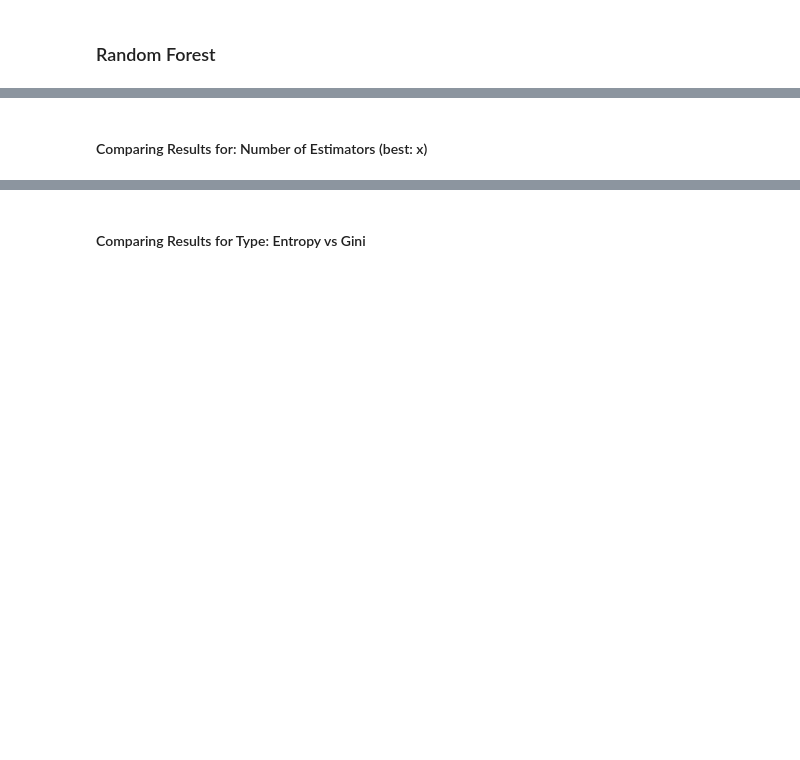
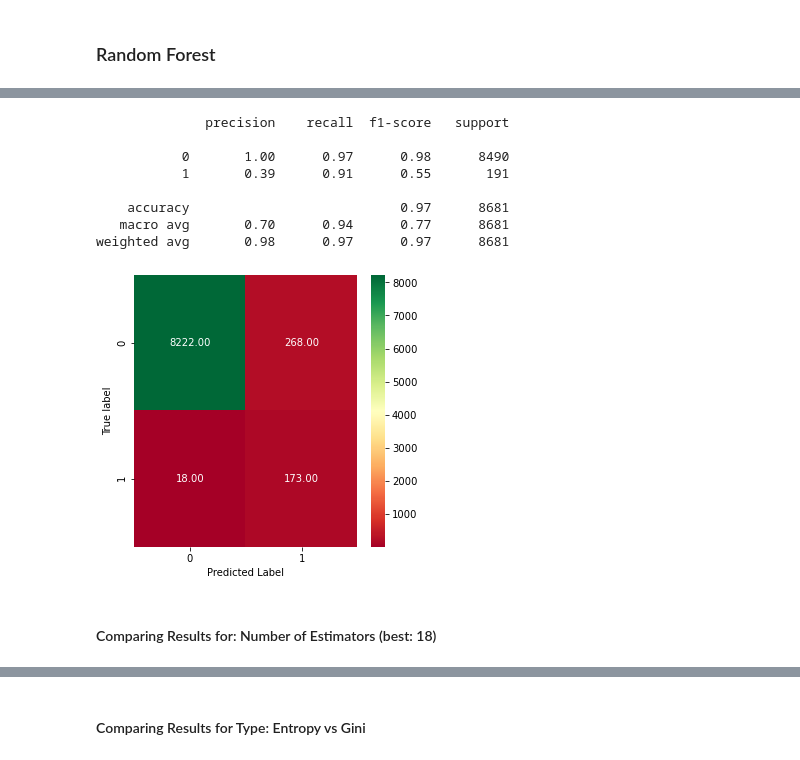
Before and after one commit to KeeganH2O/DS160_Final_Project_BWT_KSH, a Jupyter notebook: FinalProject_KSH_BWT.ipynb, the cells around one changed output, grey strips where cells are left out. Saved outputs shown, nothing was run; the diff lists cells and outputs as text; code cells hidden in the pictures; blank space fills up the shorter version.

```diff
--- a/FinalProject_KSH_BWT.ipynb
+++ b/FinalProject_KSH_BWT.ipynb
@@ -280,2 +309,14 @@ weighted avg       0.98      0.96      0.97      8681
+# %%
+RandomForest(0.15, 17, 'entropy')
+# %% [output]
+              precision    recall  f1-score   support
+
+           0       1.00      0.97      0.98      8490
+           1       0.39      0.91      0.55       191
+
+    accuracy                           0.97      8681
+   macro avg       0.70      0.94      0.77      8681
+weighted avg       0.98      0.97      0.97      8681
+[figure, added]
 # %% [markdown]
-#### Comparing Results for: Number of Estimators (best: x)
+#### Comparing Results for: Number of Estimators (best: 18)
```
Also changed, not shown: parts of 16 cells of this notebook.
